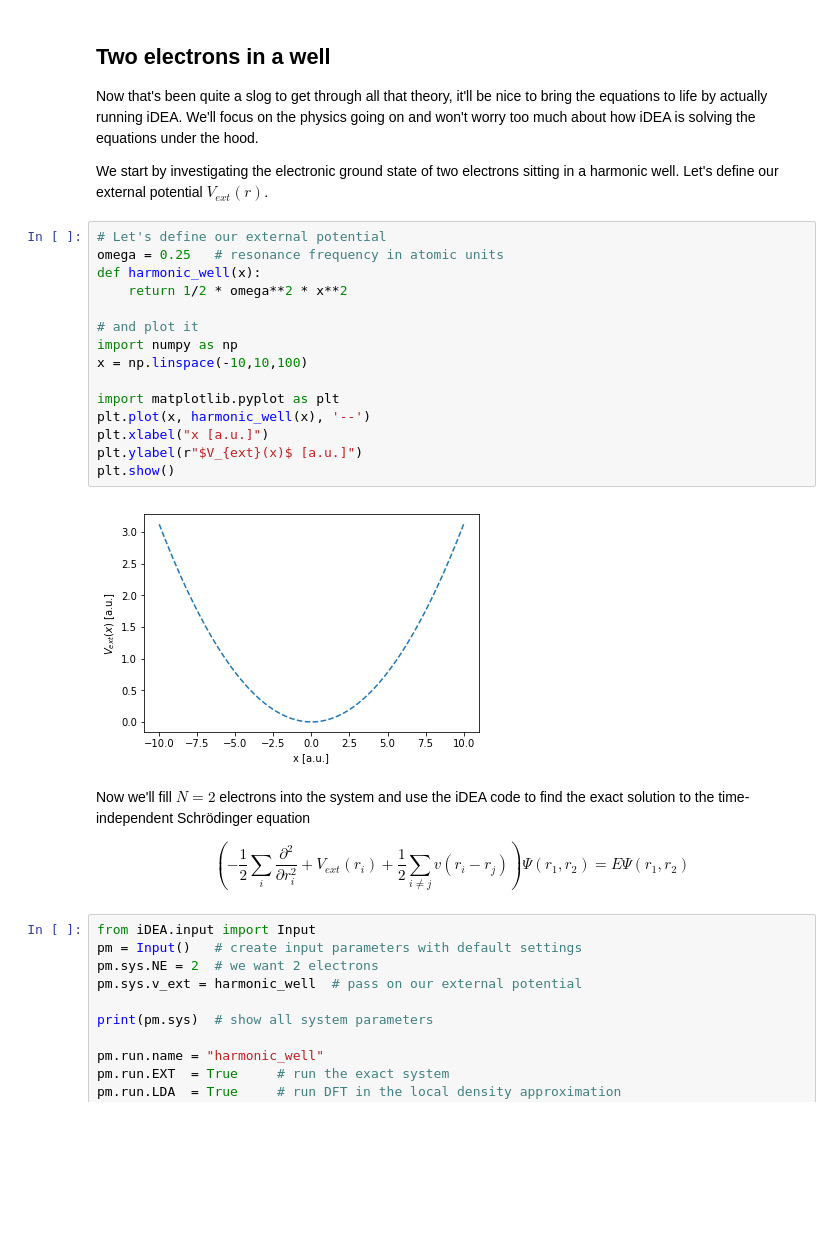
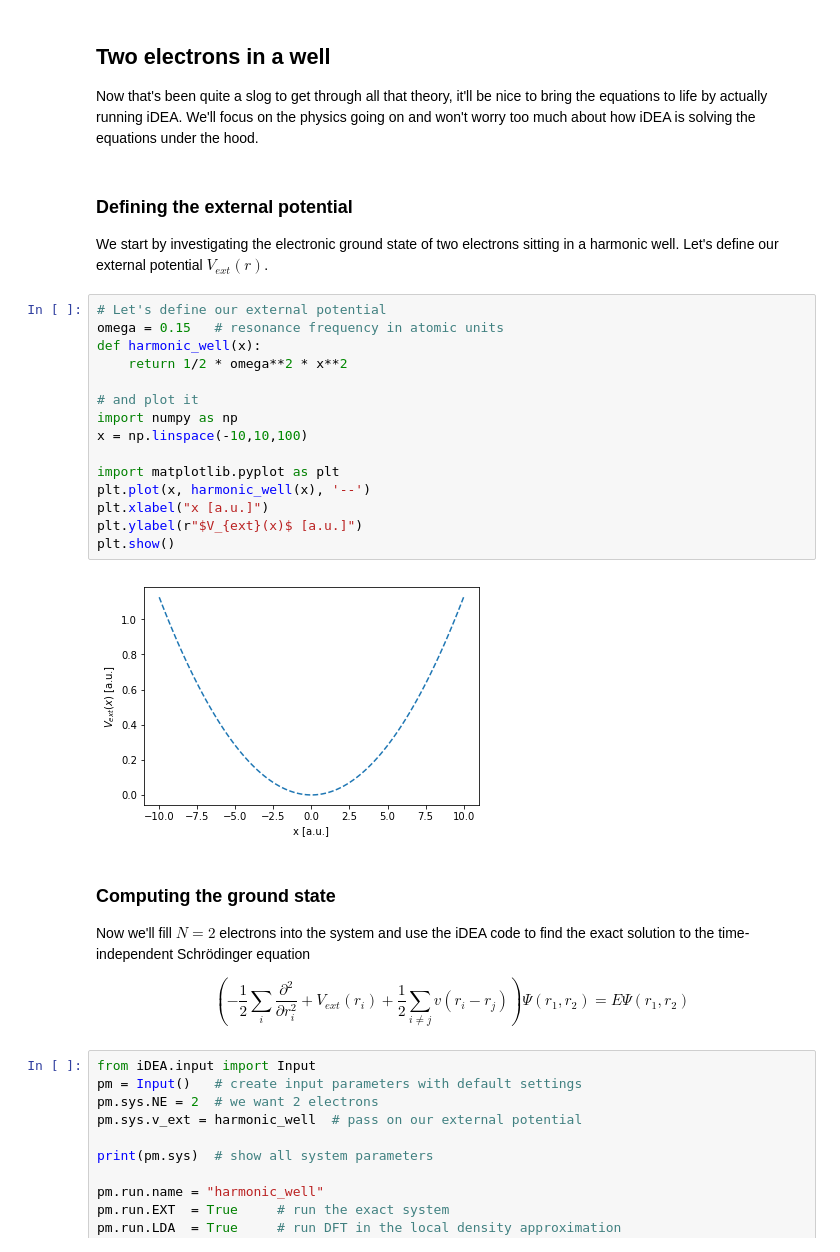
Before and after one commit to godby-group/idea-public, a Jupyter notebook: jupyter/01_well/well.ipynb, the cells around one changed output. Saved outputs shown, nothing was run; the diff lists cells and outputs as text; blank space fills up the shorter version.

```diff
--- a/jupyter/01_well/well.ipynb
+++ b/jupyter/01_well/well.ipynb
@@ -2,27 +2,30 @@
 ## Two electrons in a well
 
 Now that's been quite a slog to get through all that theory, it'll be nice to bring the equations to life by actually running iDEA. We'll focus on the physics going on and won't worry too much about how iDEA is solving the equations under the hood.
-
-We start by investigating the electronic ground state of two electrons sitting in a harmonic well.
-Let's define our external potential $V_{ext}(r)$.
+# %% [markdown]
+### Defining the external potential
+
+We start by investigating the electronic ground state of two electrons sitting in a harmonic well.
+Let's define our external potential $V_{ext}(r)$.
 # %%
 # Let's define our external potential
-omega = 0.25   # resonance frequency in atomic units
+omega = 0.15   # resonance frequency in atomic units
 def harmonic_well(x):
     return 1/2 * omega**2 * x**2
 
 # and plot it
 import numpy as np
 x = np.linspace(-10,10,100)
 
 import matplotlib.pyplot as plt
 plt.plot(x, harmonic_well(x), '--')
 plt.xlabel("x [a.u.]")
 plt.ylabel(r"$V_{ext}(x)$ [a.u.]")
 plt.show()
 # %% [output]
-[figure, old version]
+[figure, new version]
 # %% [markdown]
+### Computing the ground state
 Now we'll fill $N=2$ electrons into the system and use the iDEA code to find the exact solution to the time-independent Schrödinger equation
 
 $$\begin{equation}\left(-\frac{1}{2} \sum_i \frac{\partial^2}{\partial r_i^2} + V_{ext}(r_i) + \frac{1}{2}\sum_{i\neq j}v(r_i-r_j) \right) \Psi(r_1,r_2) = E \Psi(r_1,r_2)\end{equation}$$
```
Also changed, not shown: parts of 10 cells of this notebook, 5 other files.
